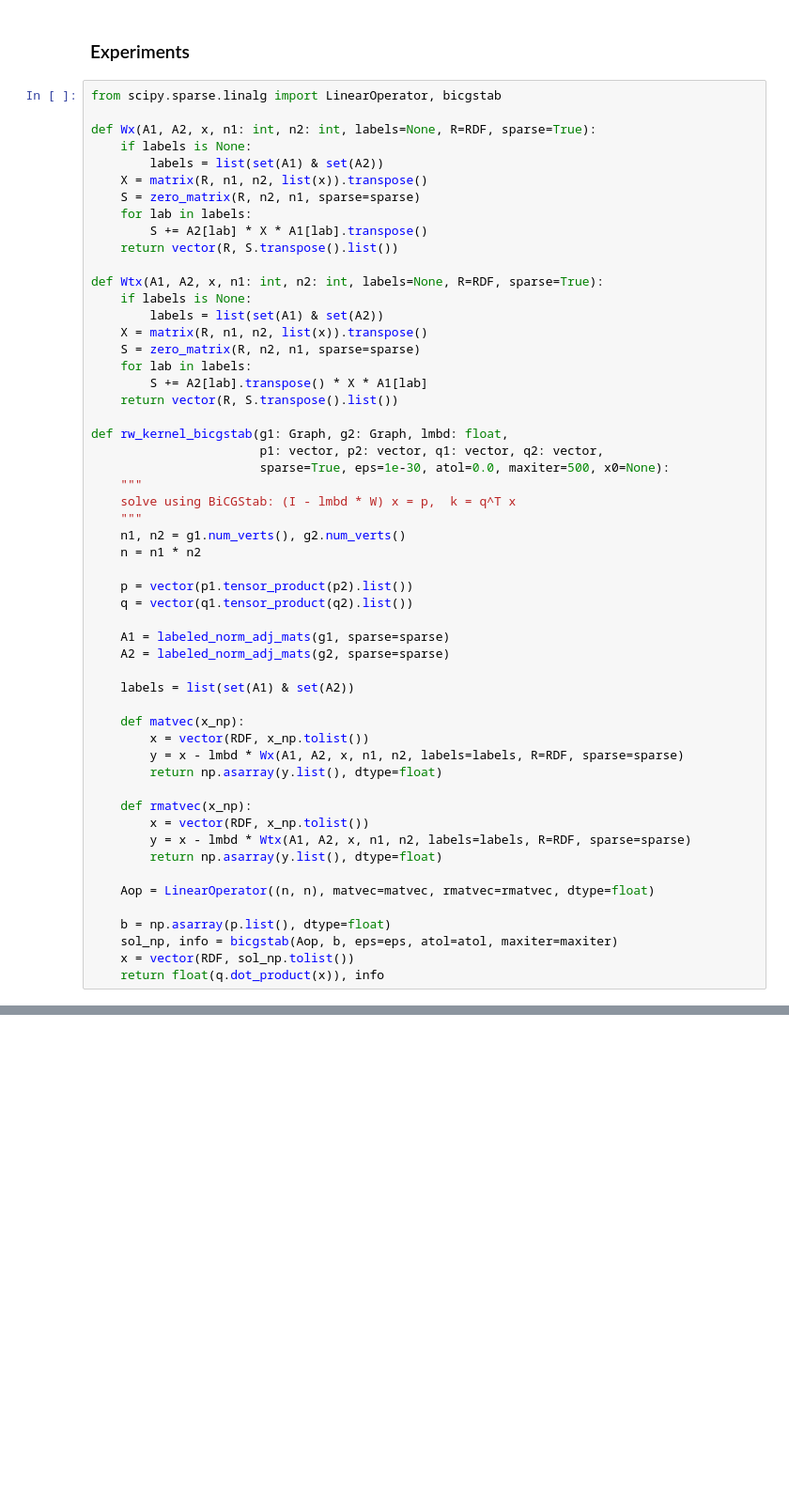
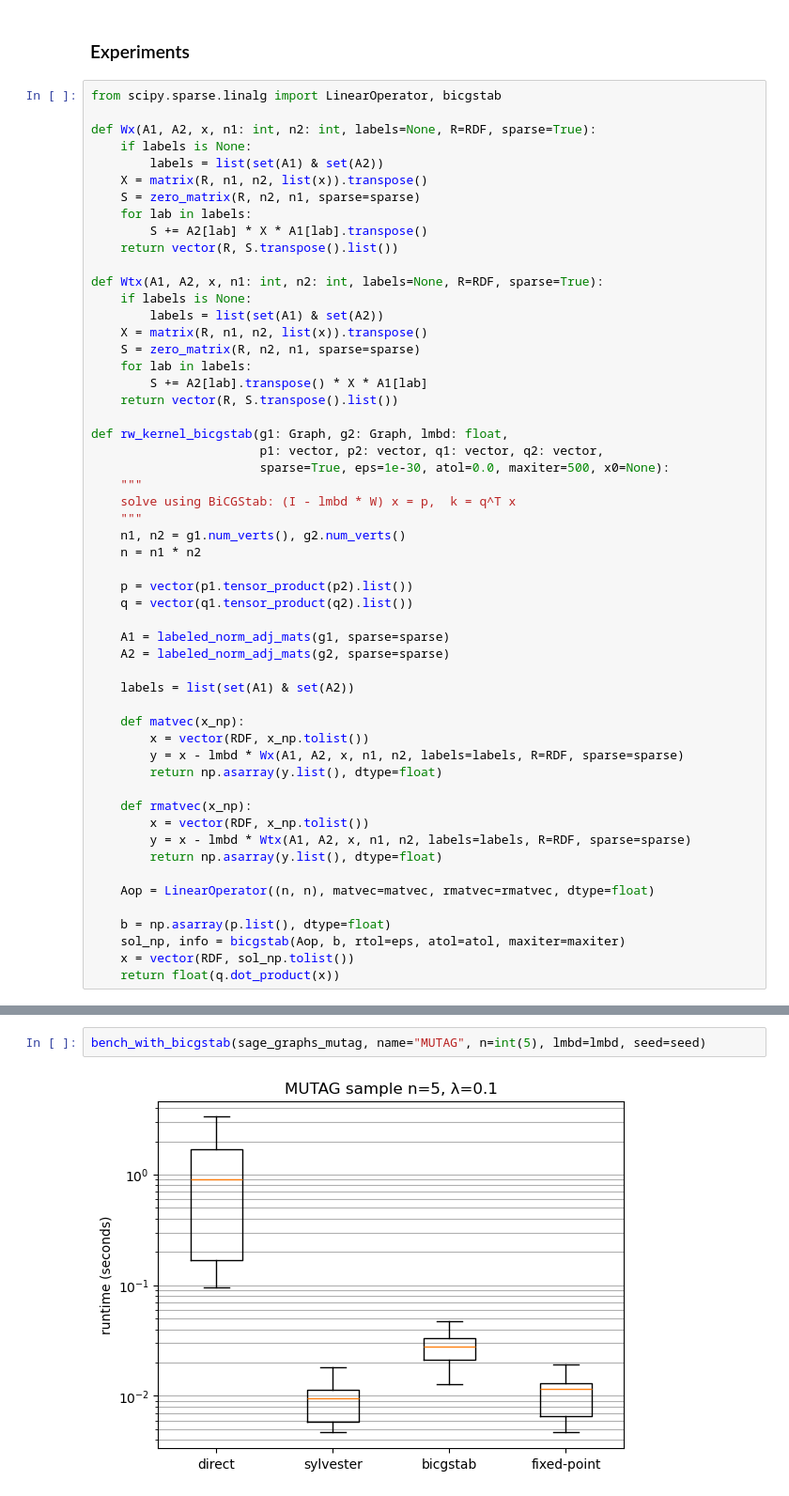
Before and after one commit to arslan-yam/random_walk_kernels_computations, a Jupyter notebook: src/rw_kernels.ipynb, the cells around one changed output, grey strips where cells are left out. Shown at 94% size. Drawn from its saved outputs; the diff is of its cells as text; blank space fills up the shorter version.

```diff
--- a/src/rw_kernels.ipynb
+++ b/src/rw_kernels.ipynb
@@ -566,7 +568,7 @@ def rw_kernel_bicgstab(g1: Graph, g2: Graph, lmbd: float,
     Aop = LinearOperator((n, n), matvec=matvec, rmatvec=rmatvec, dtype=float)
 
     b = np.asarray(p.list(), dtype=float)
-    sol_np, info = bicgstab(Aop, b, eps=eps, atol=atol, maxiter=maxiter)
+    sol_np, info = bicgstab(Aop, b, rtol=eps, atol=atol, maxiter=maxiter)
     x = vector(RDF, sol_np.tolist())
-    return float(q.dot_product(x)), info
+    return float(q.dot_product(x))
 # %%
@@ -584,0 +689,4 @@ print(k23)
+# %%
+bench_with_bicgstab(sage_graphs_mutag, name="MUTAG", n=int(5), lmbd=lmbd, seed=seed)
+# %% [output]
+[figure, added]
```
Also changed, not shown: parts of 5 cells of this notebook.
